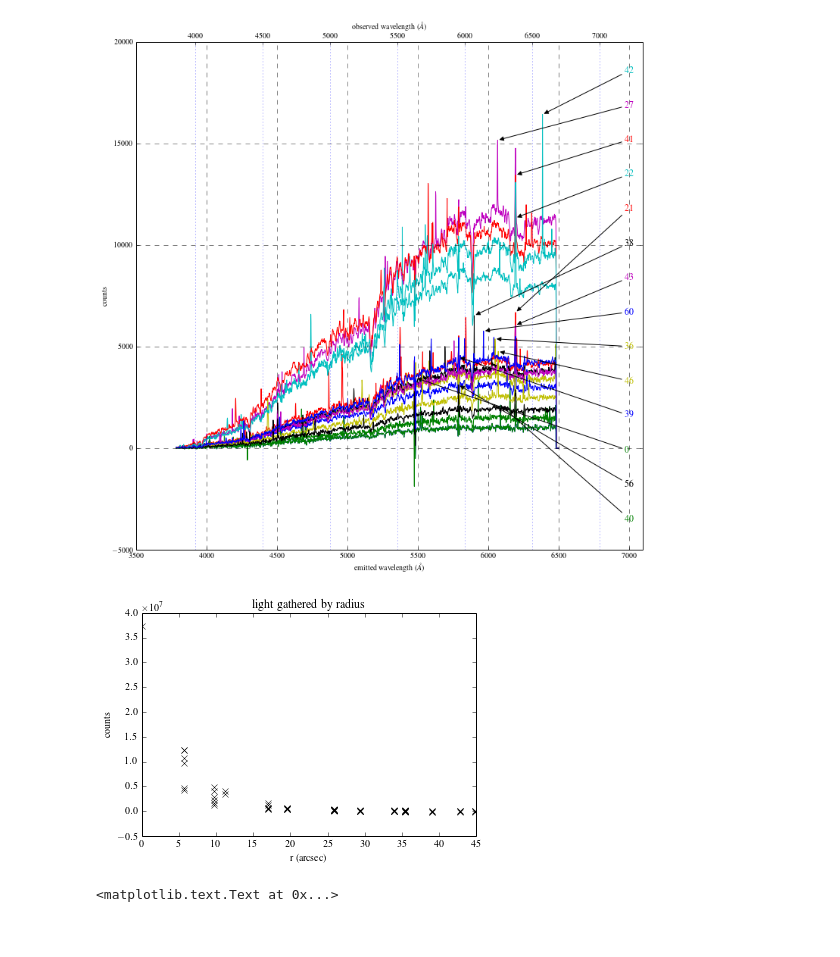
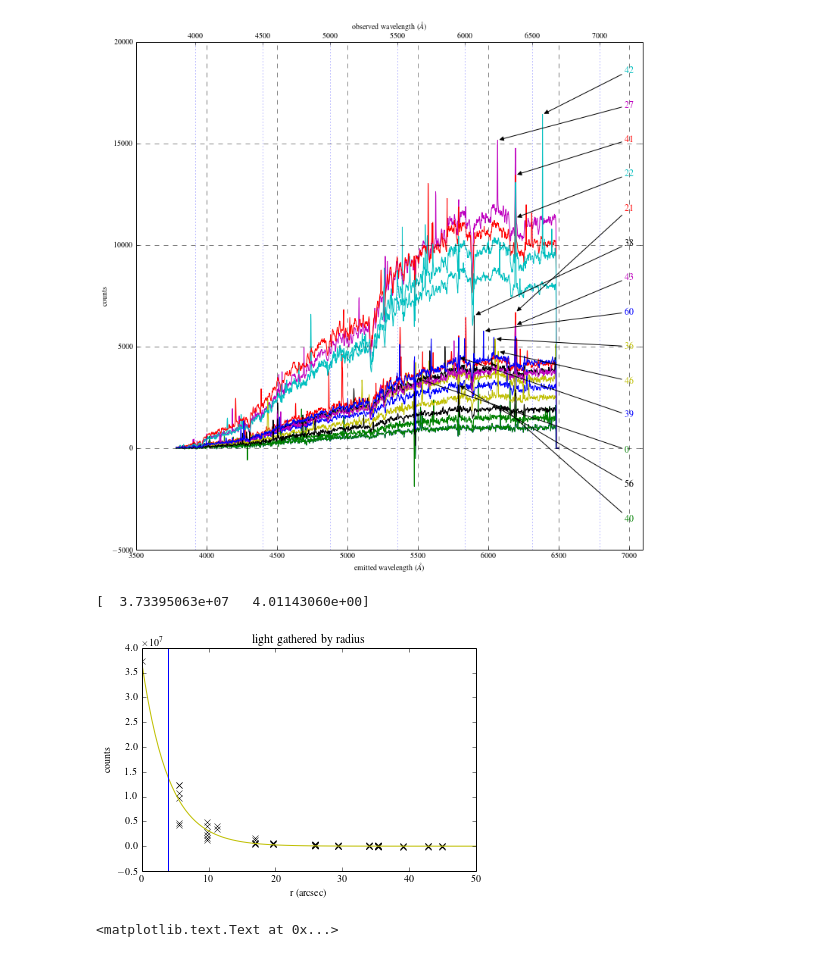
Before and after one commit to zpace/SparsePak-SFH, a Jupyter notebook: spectra_NGC2562.ipynb, the cells around one changed output. Drawn from its saved outputs; the diff is of its cells as text; code cells hidden in the pictures.

```diff
--- a/spectra_NGC2562.ipynb
+++ b/spectra_NGC2562.ipynb
@@ -303,19 +303,37 @@ plt.subplots_adjust(hspace=0.1)
 # %%
 #try radial binning
 #first plot total flux against by radius
 
+def galprof(r, i0, rd):
+    return i0*np.exp(-r/rd)
+
 total_light = np.sum(ifu, axis=1)
 fibers.sort(['row'])
 
+rlist = []
+ilist = []
+
 for row in fibers:
     if row['sky']!=1:
+        rlist.append(r_group_dict[row['r group']])
+        ilist.append(total_light[row['row']])
         plt.errorbar(r_group_dict[row['r group']], total_light[row['row']], marker = 'x', c = 'k')
 plt.xlabel('r (arcsec)')
 plt.ylabel('counts')
 plt.title('light gathered by radius')
+
+rlist = np.asarray(rlist)
+ilist = np.asarray(ilist)
+
+popt, pcov = sp.optimize.curve_fit(galprof, rlist, ilist, p0 = [3.7e7, 5])
+print popt
+
+plt.plot(np.linspace(0., 50., 100), galprof(np.linspace(0., 50., 100), popt[0], popt[1]))
+plt.axvline(popt[1])
 plt.show()
 # %% [output]
+[  3.73395063e+07   4.01143060e+00]
-[figure, old version]
+[figure, new version]
 # %%
 #try mapping the log of total light onto an IFU fiber diagram
 import matplotlib
```
Also changed, not shown: 3 other files.
